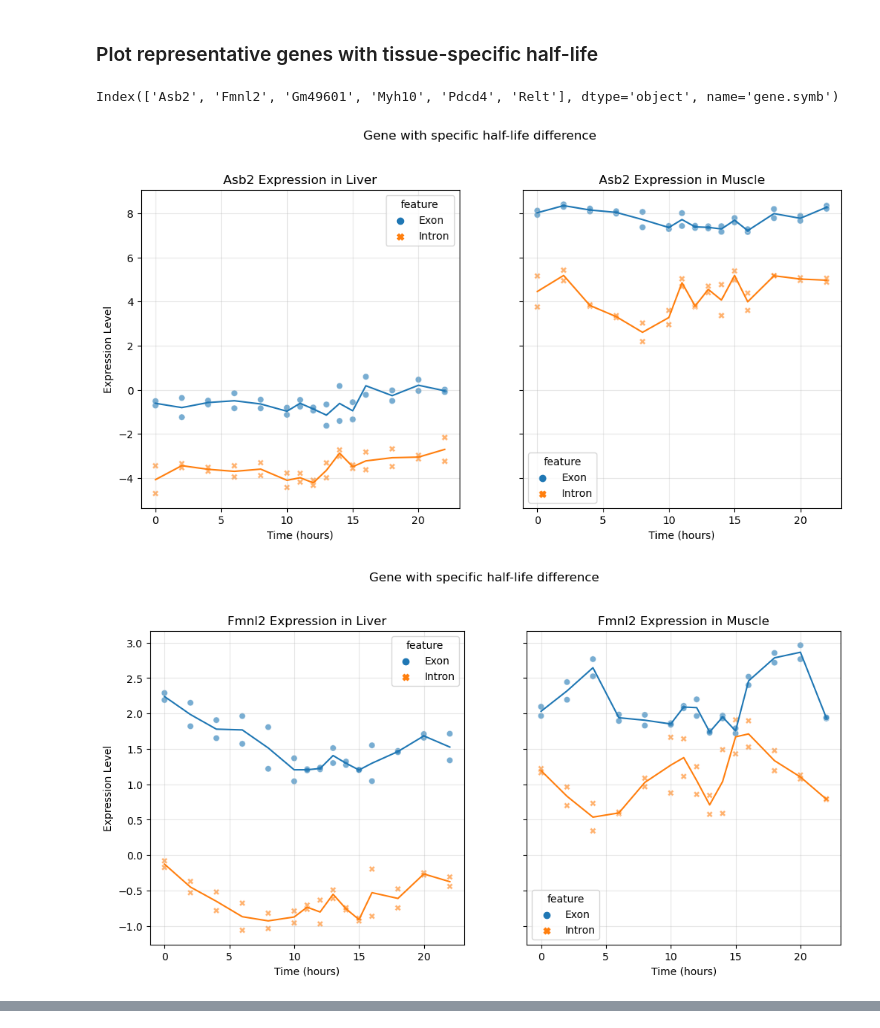
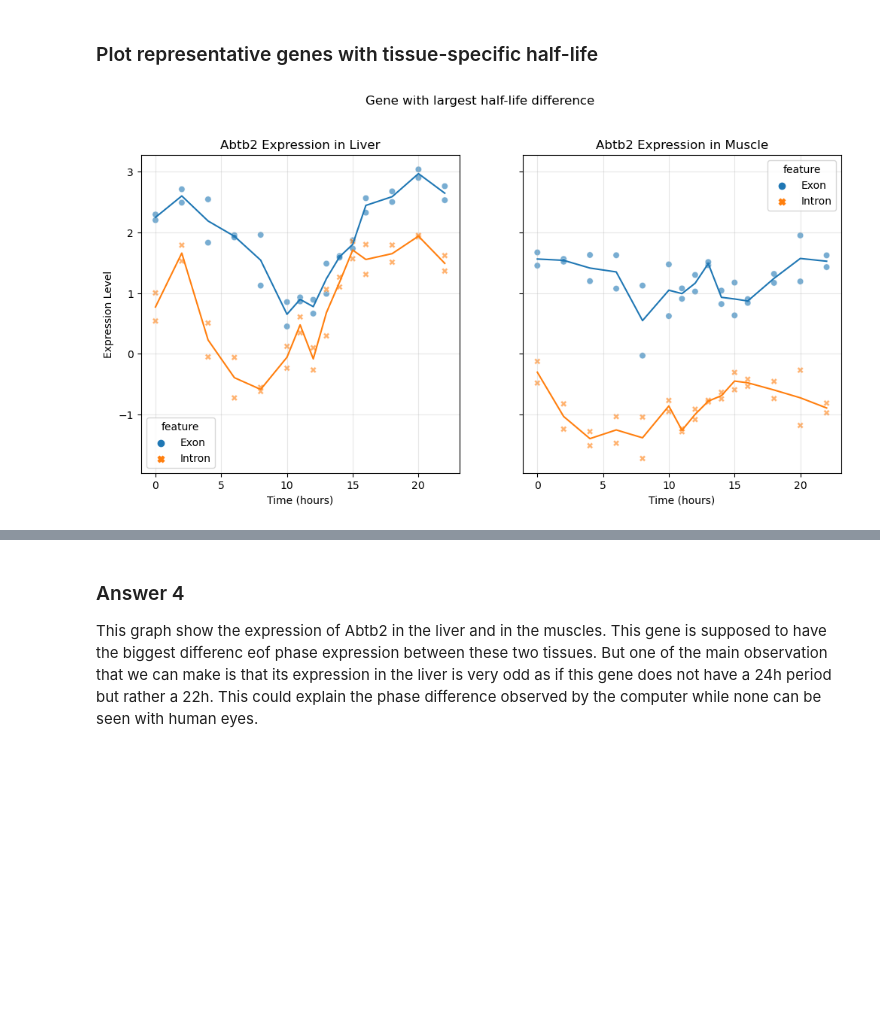
Before and after one commit to GregoirePachebat/group_18, a Jupyter notebook: Week11/Exercise_Week11_12_B_Exercises.ipynb, the cells around one changed output, grey strips where cells are left out. Saved outputs shown, nothing was run; the diff lists cells and outputs as text; code cells hidden in the pictures; blank space fills up the shorter version.

```diff
--- a/Week11/Exercise_Week11_12_B_Exercises.ipynb
+++ b/Week11/Exercise_Week11_12_B_Exercises.ipynb
@@ -634,24 +663,27 @@ liver_phase_diff = refiltered_results__exon_liver['phase'] - refiltered_results_
 muscle_phase_diff = refiltered_results__exon_muscle['phase'] - refiltered_results__intron_muscle['phase']
 
 # restrict to genes with phase difference < 6 hours and with exon later than intron
-liver_phase_diff = liver_phase_diff[(liver_phase_diff < 6) & (liver_phase_diff > 0)]
-muscle_phase_diff = muscle_phase_diff[(muscle_phase_diff < 6) & (muscle_phase_diff > 0)]
+genes_between_0_and_6_liver = liver_phase_diff[(liver_phase_diff < 6) & (liver_phase_diff > 0)]
+genes_between_0_and_6_muscle = muscle_phase_diff[(muscle_phase_diff < 6) & (muscle_phase_diff > 0)]
 
 #find gene with shortest delay in muscle and liver, plot representative gene expression
 #plot_gene_expression(dat_melted, "GeneName")
-min_liver = liver_phase_diff.idxmin()
-min_muscle = muscle_phase_diff.idxmin()
+min_liver = genes_between_0_and_6_liver.idxmin()
+min_muscle = genes_between_0_and_6_muscle.idxmin()
 
 plot_gene_expression(dat_melted, min_liver, title = 'Liver gene with shortest delay')
 plot_gene_expression(dat_melted, min_muscle, title='Muscle gene with shortest delay')
 
 #find gene with delay between 3 and 4 hours in muscle and liver
 #plot_gene_expression(dat_melted, "GeneName")
-genes_between_3_and_4_liver = liver_phase_diff[(liver_phase_diff > 3) & (liver_phase_diff < 4)].index
-genes_between_3_and_4_muscle = muscle_phase_diff[(muscle_phase_diff > 3) & (muscle_phase_diff < 4)].index
+genes_between_3_and_4_liver = liver_phase_diff[(liver_phase_diff > 3) & (liver_phase_diff < 4)]
+genes_between_3_and_4_muscle = muscle_phase_diff[(muscle_phase_diff > 3) & (muscle_phase_diff < 4)]
 
-plot_gene_expression(dat_melted, genes_between_3_and_4_liver[2], title = 'Liver gene with delay between 3 and 4 hours')
-plot_gene_expression(dat_melted, genes_between_3_and_4_muscle[2], title='Muscle gene with delay between 3 and 4 hours')
+max_liver = genes_between_3_and_4_liver.idxmax()
+max_muscle = genes_between_3_and_4_muscle.idxmax()
+
+plot_gene_expression(dat_melted, max_liver, title = 'Liver gene with delay between 3 and 4 hours')
+plot_gene_expression(dat_melted, max_muscle, title='Muscle gene with delay between 3 and 4 hours')
 # %% [output]
 [figure]
 [figure]
@@ -663,16 +699,16 @@ There is no seenable difference between the expression pattern of intron/exon in
 # %% [markdown]
 ### Compute half-life from the delay between intron and exon
 # %%
-half_life_liver = (np.pi/12)*np.log(2) * np.tan((np.pi/12)*liver_phase_diff)
-half_life_muscle = (np.pi/12)*np.log(2) * np.tan((np.pi/12)*muscle_phase_diff)
+half_life_liver = (np.pi/12)*np.log(2) * np.tan((np.pi/12)*genes_between_0_and_6_liver)
+half_life_muscle = (np.pi/12)*np.log(2) * np.tan((np.pi/12)*genes_between_0_and_6_muscle)
 
 # Plot the half-lives
 plt.figure(figsize=(12, 6))
 plt.subplot(1, 2, 1)
-plt.hist(half_life_liver, bins=30, color='skyblue', edgecolor='black')
+plt.hist(half_life_liver, bins=150, color='skyblue', edgecolor='black')
 plt.xlabel('Half-life (hours)')
 plt.ylabel('Frequency')
-plt.xlim(0,1.5)
+plt.xlim(-0.1,1.5)
 plt.title('Half-life Distribution (Liver)')
 plt.subplot(1, 2, 2)
 plt.hist(half_life_muscle, bins=30, color='skyblue', edgecolor='black')
@@ -709,14 +747,8 @@ This graph show that most genes have the same expression pattern in the muslces
 # %% [markdown]
 ### Plot representative genes with tissue-specific half-life
 # %%
-specific_half_life_gene = half_life_diff[np.abs(half_life_diff)>1].index
-
-print(specific_half_life_gene)
+specific_half_life_gene = half_life_diff[np.abs(half_life_diff)>0.4].idxmax()
-# %% [output]
-Index(['Asb2', 'Fmnl2', 'Gm49601', 'Myh10', 'Pdcd4', 'Relt'], dtype='object', name='gene.symb')
 # %%
-for i in range(len(specific_half_life_gene)):
-    plot_gene_expression(dat_melted, specific_half_life_gene[i], title='Gene with specific half-life difference')
+plot_gene_expression(dat_melted, specific_half_life_gene, title='Gene with largest half-life difference')
 # %% [output]
-[figure, old version]
+[figure, new version]
-[figure, removed]
@@ -726,0 +755,3 @@ for i in range(len(specific_half_life_gene)):
+# %% [markdown]
+### Answer 4
+This graph show the expression of Abtb2 in the liver and in the muscles. This gene is supposed to have the biggest differenc eof phase expression between these two tissues. But one of the main observation that we can make is that its expression in the liver is very odd as if this gene does not have a 24h period but rather a 22h. This could explain the phase difference observed by the computer while none can be seen with human eyes.
```
Also changed, not shown: parts of 12 cells of this notebook.
